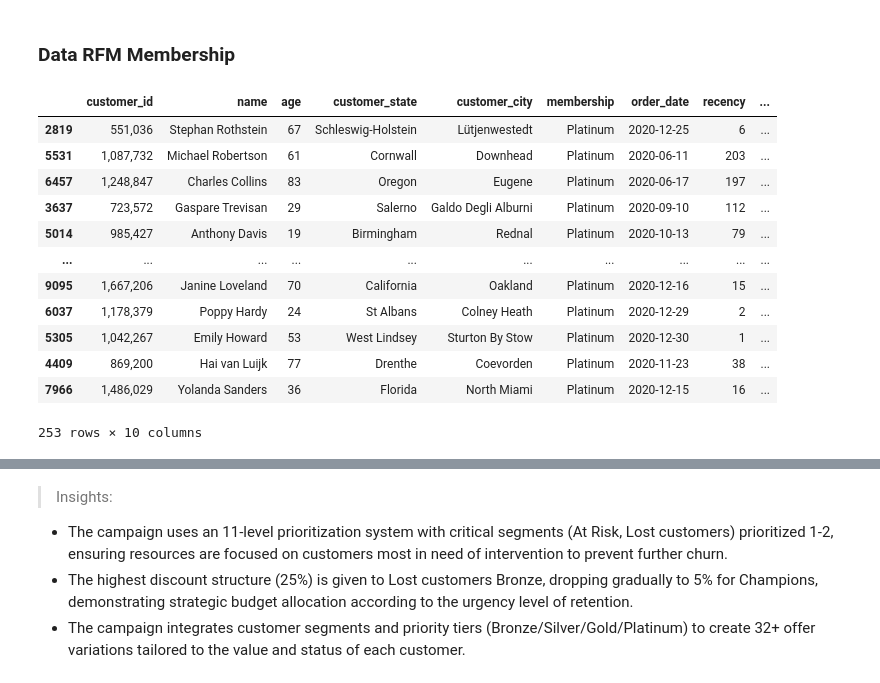
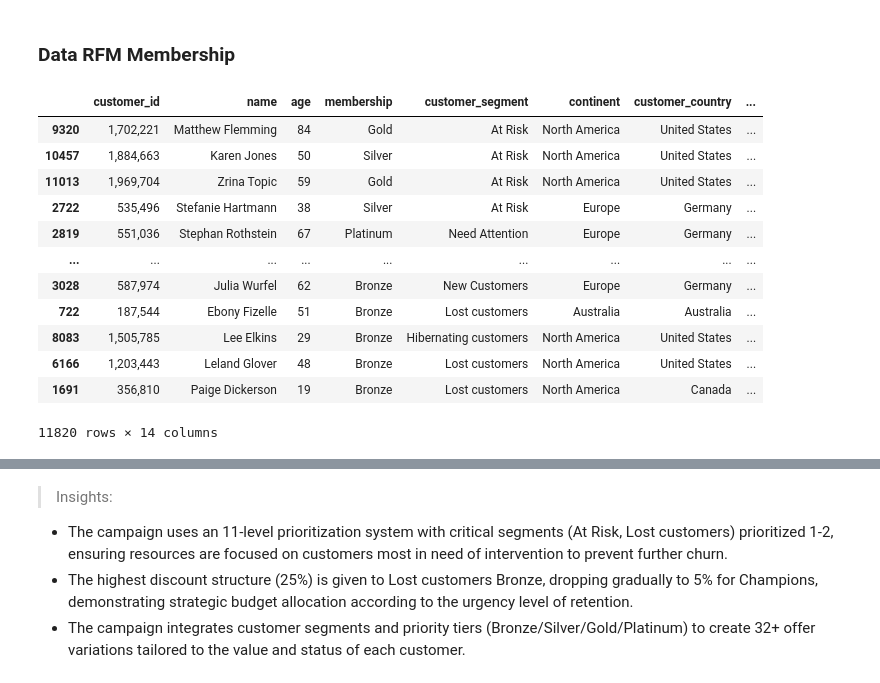
Before and after one commit to frdz-salman/Global-Electronics-Analysis, a Jupyter notebook: exploration/ecommerce_analysis.ipynb, the cells around one changed output, grey strips where cells are left out. Cells and saved outputs as stored; diff of their text form; code cells hidden in the pictures.

```diff
--- a/exploration/ecommerce_analysis.ipynb
+++ b/exploration/ecommerce_analysis.ipynb
@@ -667,7 +686,7 @@ clean = (sales
 # %% [markdown]
 ### Dropping Columns
 # %%
-clean.drop(columns=['productkey', 'storekey', 'currency_code', 'subcategorykey', 'categorykey', 'date'], inplace=True)
+clean.drop(columns=['productkey', 'currency_code', 'subcategorykey', 'categorykey', 'date'], inplace=True)
 # %% [markdown]
 ### Feature Engineering
 # %%
@@ -675,13 +694,6 @@ clean.drop(columns=['productkey', 'storekey', 'currency_code', 'subcategorykey',
 clean["year"] = clean["order_date"].dt.year
 clean["month"] = clean["order_date"].dt.to_period("M")
 clean["month_number"] = clean["order_date"].dt.month
-
-# from pandas.api.types import CategoricalDtype
-# month_order = CategoricalDtype(
-#     categories=['January', 'February', 'March', 'April', 'May', 'June',
-#                 'July', 'August', 'September', 'October', 'November', 'December'],
-#     ordered=True
-# )
 
 # clean['month_name'] = clean['month_name'].astype(month_order)
 clean["quarter"] = clean["order_date"].dt.quarter
@@ -700,11 +712,3 @@ clean['delivery_time'] = (clean['delivery_date'] - clean['order_date']).dt.days
 
 last_transaction = datetime(2021, 2, 28)
 clean['age'] = clean['birthday'].apply(lambda x: last_transaction.year - x.year - ((last_transaction.month, last_transaction.day) < (x.month, x.day)))
-
-def store_size(sq):
-    if  pd.isna(sq): return 'Online Store'
-    elif sq < 500: return 'Small'
-    elif sq < 1500: return 'Medium'
-    else: return 'Large'
-clean['store_size'] = clean['square_meters'].apply(store_size)
-clean['store_type'] = clean['store_country'].apply(lambda x: 'Online' if x == 'Online' else 'Instore')
@@ -1005,0 +791,2 @@ clean.sample(2)
+# %%
+clean = clean[clean['year'] != 2021]
@@ -1014,5 +801,3 @@ sales_df = clean.copy()
-# %%
-sales_df = sales_df[sales_df['year'] != 2021]
 # %% [markdown]
 ## Business Overview & Data Introduction
 # %% [markdown]
@@ -2726,32 +2511,35 @@ sales_df = sales_df[cols]
 # %%
 data_customer = rfm_score[['customer_id', 'recency', 'frequency', 'monetary']]
 
-top_customer = (sales_df.groupby('customer_id').agg({
+customer_data = (sales_df.groupby('customer_id').agg({
     'name': 'first',
     'age': 'first',
+    'membership': 'last',
+    'customer_segment': 'first',
+    'continent': 'first',
+    'customer_country' : 'first',
     'customer_state': 'first',
     'customer_city': 'first',
-    'membership': 'last',
-    'order_date': 'max'
+    'state_code' : 'first',
+    'order_date': 'max',
 }).reset_index())
 
-top_customers = top_customer.merge(data_customer[['customer_id', 'recency', 'frequency', 'monetary']], on='customer_id', how='left')
-top_customers= top_customers[top_customers['membership'] == 'Platinum']
-top_customers.sort_values(by='monetary', ascending=False).map(commas)
+customer_datas = customer_data.merge(data_customer[['customer_id', 'recency', 'frequency', 'monetary']], on='customer_id', how='left')
+customer_datas.sort_values(by='monetary', ascending=False).map(commas)
 # %% [output]
-|  | customer_id | name | age | customer_state | customer_city | membership | order_date | recency | ... |
-| 2819 | 551,036 | Stephan Rothstein | 67 | Schleswig-Holstein | Lütjenwestedt | Platinum | 2020-12-25 | 6 | ... |
-| 5531 | 1,087,732 | Michael Robertson | 61 | Cornwall | Downhead | Platinum | 2020-06-11 | 203 | ... |
-| 6457 | 1,248,847 | Charles Collins | 83 | Oregon | Eugene | Platinum | 2020-06-17 | 197 | ... |
-| 3637 | 723,572 | Gaspare Trevisan | 29 | Salerno | Galdo Degli Alburni | Platinum | 2020-09-10 | 112 | ... |
-| 5014 | 985,427 | Anthony Davis | 19 | Birmingham | Rednal | Platinum | 2020-10-13 | 79 | ... |
-| ... | ... | ... | ... | ... | ... | ... | ... | ... | ... |
-| 9095 | 1,667,206 | Janine Loveland | 70 | California | Oakland | Platinum | 2020-12-16 | 15 | ... |
-| 6037 | 1,178,379 | Poppy Hardy | 24 | St Albans | Colney Heath | Platinum | 2020-12-29 | 2 | ... |
-| 5305 | 1,042,267 | Emily Howard | 53 | West Lindsey | Sturton By Stow | Platinum | 2020-12-30 | 1 | ... |
-| 4409 | 869,200 | Hai van Luijk | 77 | Drenthe | Coevorden | Platinum | 2020-11-23 | 38 | ... |
-| 7966 | 1,486,029 | Yolanda Sanders | 36 | Florida | North Miami | Platinum | 2020-12-15 | 16 | ... |
+|  | customer_id | name | age | membership | customer_segment | continent | customer_country | ... |
+| 9320 | 1,702,221 | Matthew Flemming | 84 | Gold | At Risk | North America | United States | ... |
+| 10457 | 1,884,663 | Karen Jones | 50 | Silver | At Risk | North America | United States | ... |
+| 11013 | 1,969,704 | Zrina Topic | 59 | Gold | At Risk | North America | United States | ... |
+| 2722 | 535,496 | Stefanie Hartmann | 38 | Silver | At Risk | Europe | Germany | ... |
+| 2819 | 551,036 | Stephan Rothstein | 67 | Platinum | Need Attention | Europe | Germany | ... |
+| ... | ... | ... | ... | ... | ... | ... | ... | ... |
+| 3028 | 587,974 | Julia Wurfel | 62 | Bronze | New Customers | Europe | Germany | ... |
+| 722 | 187,544 | Ebony Fizelle | 51 | Bronze | Lost customers | Australia | Australia | ... |
+| 8083 | 1,505,785 | Lee Elkins | 29 | Bronze | Hibernating customers | North America | United States | ... |
+| 6166 | 1,203,443 | Leland Glover | 48 | Bronze | Lost customers | North America | United States | ... |
+| 1691 | 356,810 | Paige Dickerson | 19 | Bronze | Lost customers | North America | Canada | ... |
-253 rows × 10 columns
+11820 rows × 14 columns
 # %%
 segment_order = ['Lost customers', 'Hibernating customers', 'Cannot Lose Them', 'At Risk', 'About To Sleep', 'Need Attention', 'Promising', 'New Customers', 'Potential Loyalist', 'Loyal', 'Champions']
 
```
Also changed, not shown: parts of 89 cells of this notebook, 7 other files.
